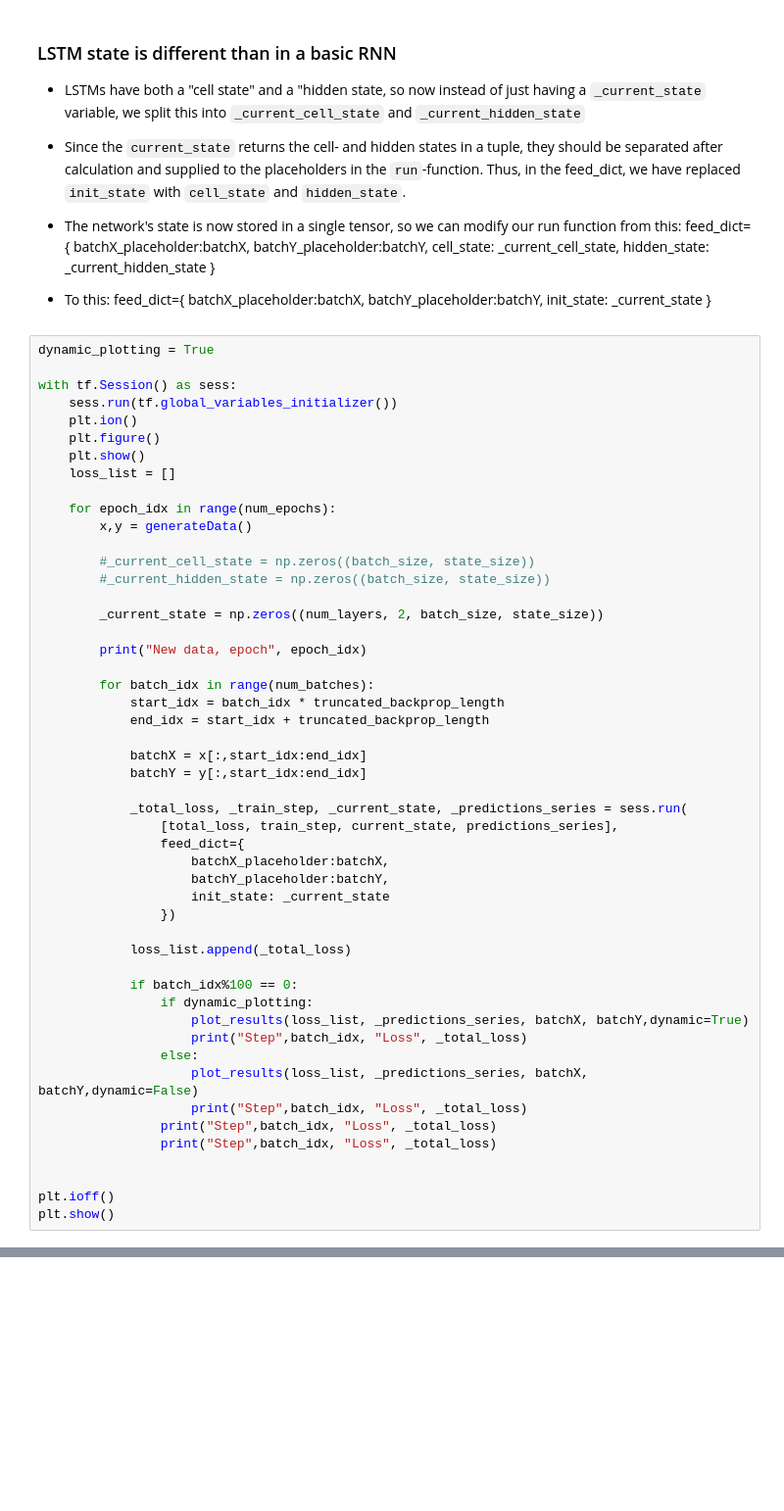
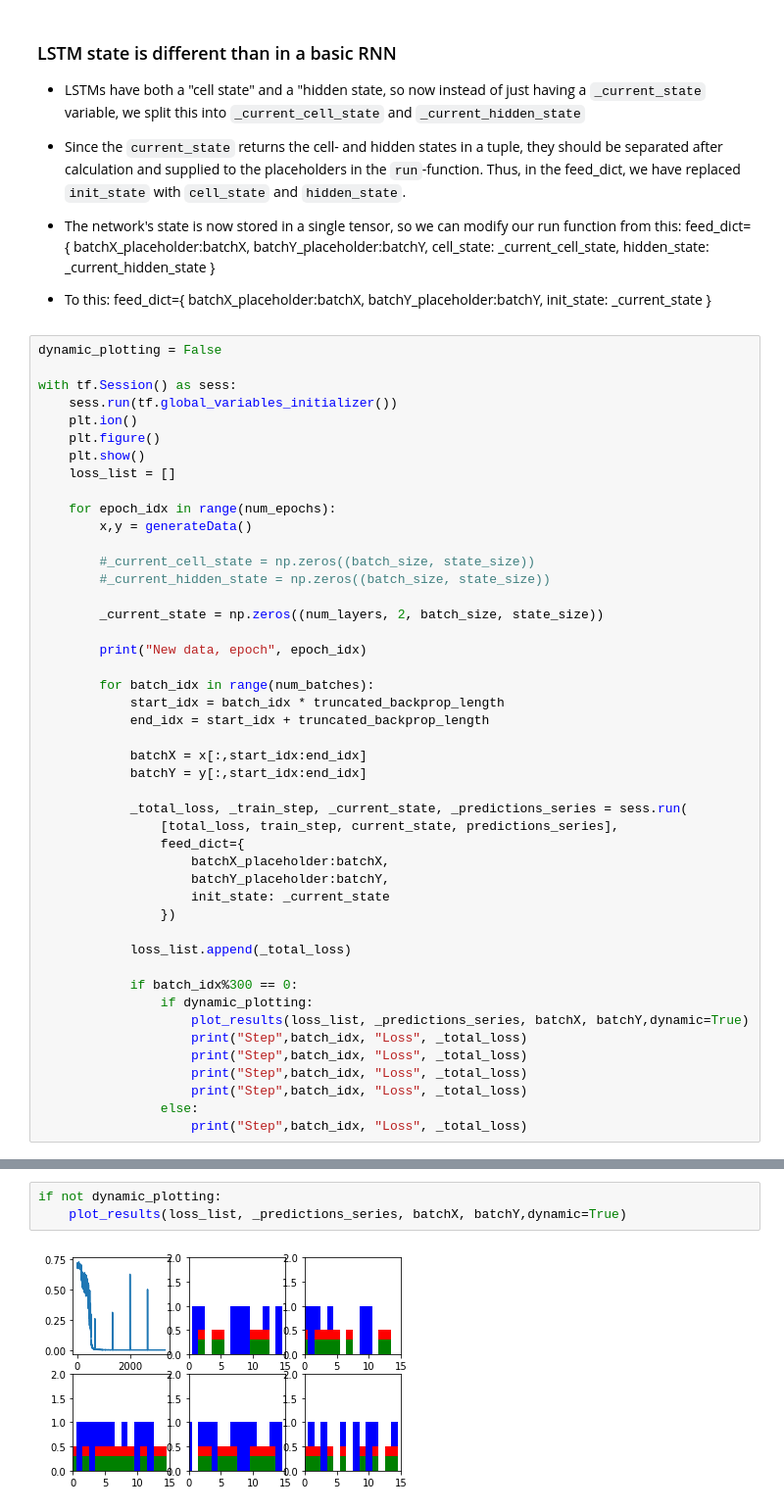
Before and after one commit to farshidce/TF_Intro_Class_July2018, a Jupyter notebook: Notebooks/31_RNN_API_dropout.ipynb, the cells around one changed output, grey strips where cells are left out. Shown: that part at 98% size. Cells and saved outputs as stored; diff of their text form; blank space fills up the shorter version.

```diff
--- a/Notebooks/31_RNN_API_dropout.ipynb
+++ b/Notebooks/31_RNN_API_dropout.ipynb
@@ -185,7 +185,7 @@ def plot_results(loss_list, predictions_series, batchX, batchY,dynamic=False):
                     init_state: _current_state
                     }
 # %%
-dynamic_plotting = True
+dynamic_plotting = False
 
 with tf.Session() as sess:
     sess.run(tf.global_variables_initializer())
@@ -221,17 +221,13 @@ with tf.Session() as sess:
 
             loss_list.append(_total_loss)
 
-            if batch_idx%100 == 0:
+            if batch_idx%300 == 0:
                 if dynamic_plotting:
                     plot_results(loss_list, _predictions_series, batchX, batchY,dynamic=True)
                     print("Step",batch_idx, "Loss", _total_loss)
+                    print("Step",batch_idx, "Loss", _total_loss)
+                    print("Step",batch_idx, "Loss", _total_loss)
+                    print("Step",batch_idx, "Loss", _total_loss)
                 else:
-                    plot_results(loss_list, _predictions_series, batchX, batchY,dynamic=False)
                     print("Step",batch_idx, "Loss", _total_loss)
-                print("Step",batch_idx, "Loss", _total_loss)
-                print("Step",batch_idx, "Loss", _total_loss)
-
-
-plt.ioff()
-plt.show()
 # %% [output]
@@ -238,0 +255,5 @@ InternalError: Failed to create session.
+# %%
+if not dynamic_plotting:
+    plot_results(loss_list, _predictions_series, batchX, batchY,dynamic=True)
+# %% [output]
+[figure, added]
```
Also changed, not shown: parts of 2 cells of this notebook, 8 other files.
